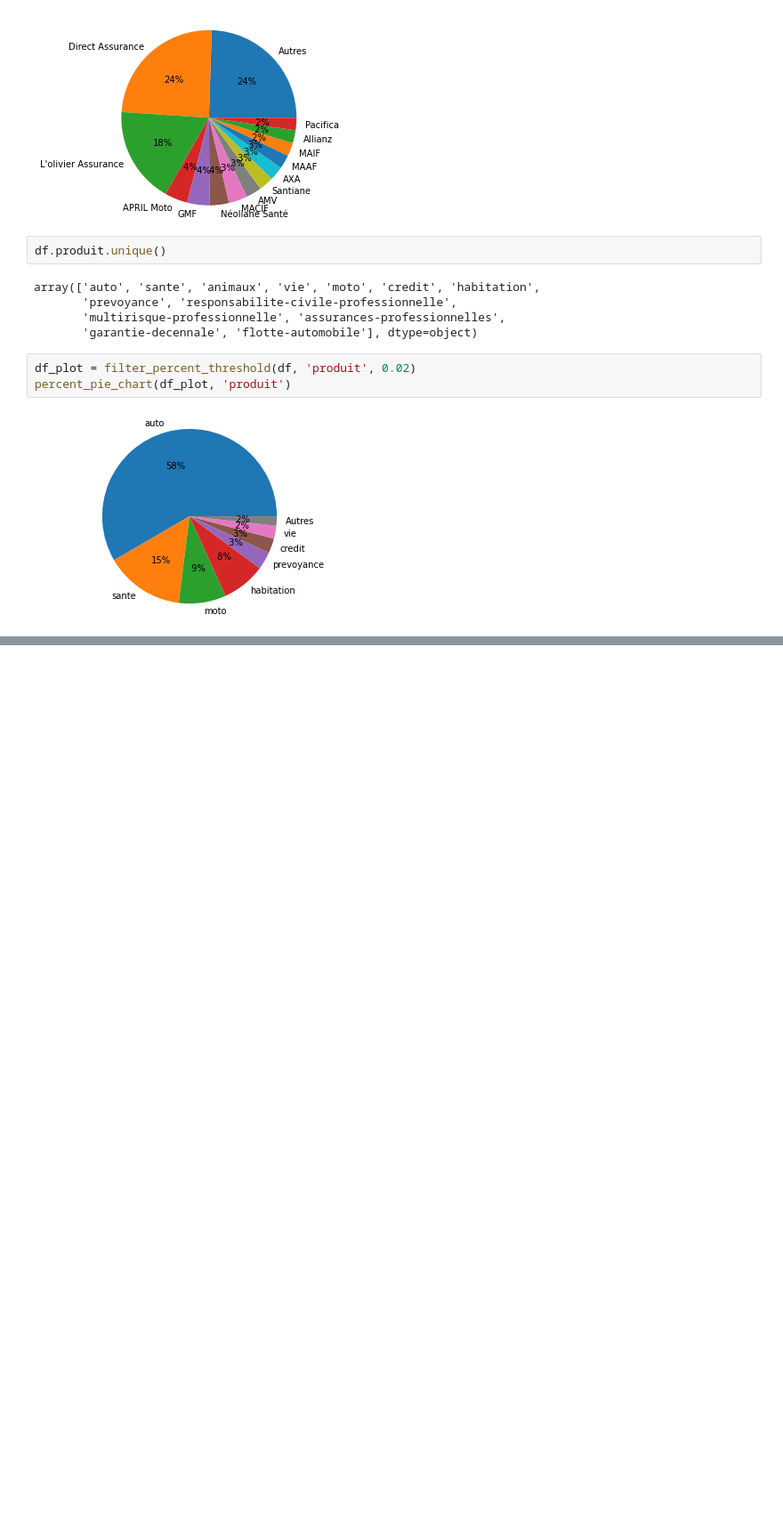
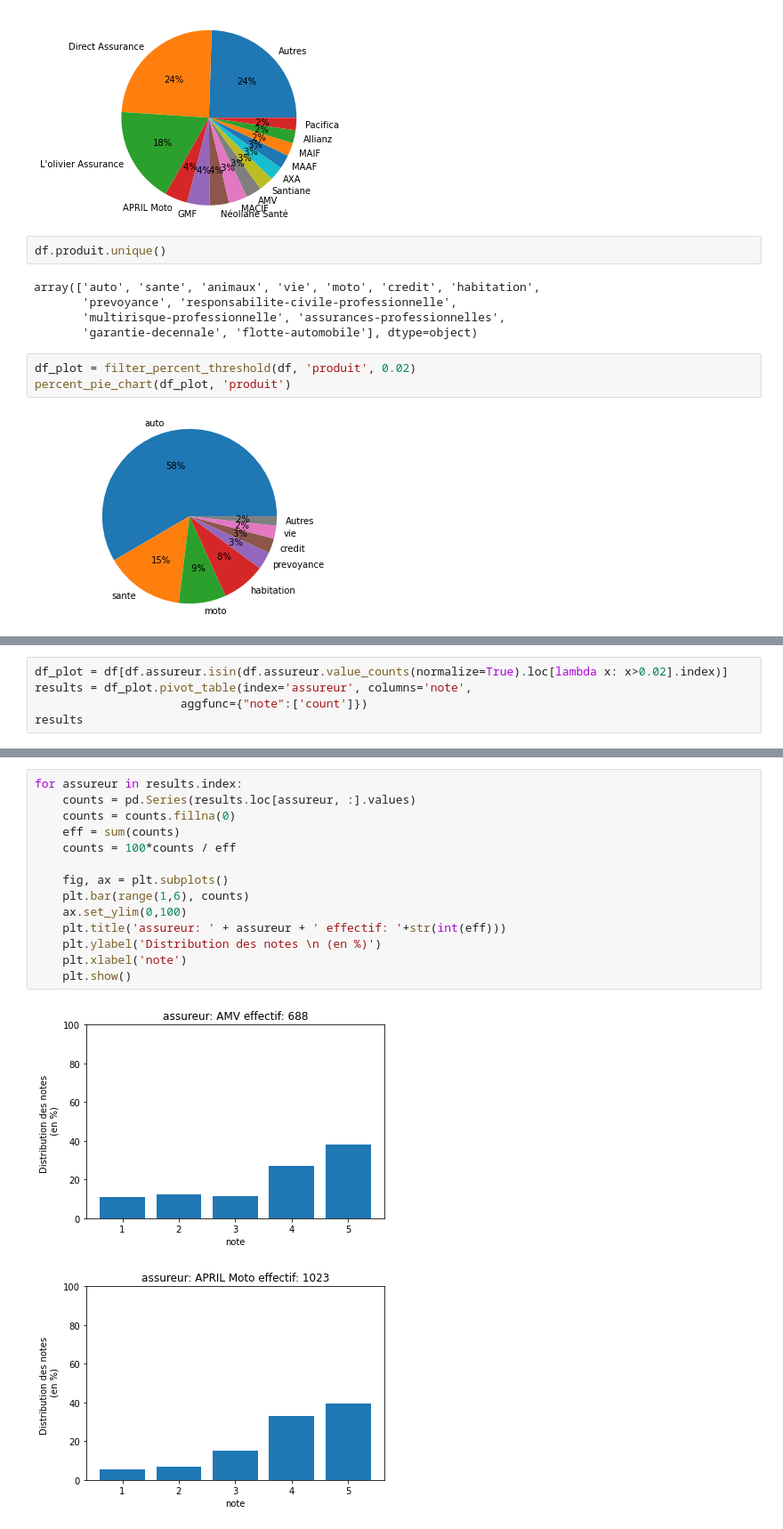
Before and after one commit to NandyBa/NLP-Project2, a Jupyter notebook: Analysis.ipynb, the cells around one changed output, grey strips where cells are left out. Shown: that part at 89% size. Drawn from its saved outputs; the diff is of its cells as text; blank space fills up the shorter version.

Commit message:
Analyse variable-target partie assureur

```diff
--- a/Analysis.ipynb
+++ b/Analysis.ipynb
@@ -289,0 +295,5 @@ for produit in results.index:
+# %%
+df_plot = df[df.assureur.isin(df.assureur.value_counts(normalize=True).loc[lambda x: x>0.02].index)]
+results = df_plot.pivot_table(index='assureur', columns='note',
+                     aggfunc={"note":['count']})
+results
@@ -289,0 +318,17 @@ for produit in results.index:
+# %%
+for assureur in results.index:
+    counts = pd.Series(results.loc[assureur, :].values)
+    counts = counts.fillna(0)
+    eff = sum(counts)
+    counts = 100*counts / eff
+
+    fig, ax = plt.subplots()
+    plt.bar(range(1,6), counts)
+    ax.set_ylim(0,100)
+    plt.title('assureur: ' + assureur + ' effectif: '+str(int(eff)))
+    plt.ylabel('Distribution des notes \n (en %)')
+    plt.xlabel('note')
+    plt.show()
+# %% [output]
+[figure, added]
+[figure, added]
```
Also changed, not shown: parts of 12 cells of this notebook.
